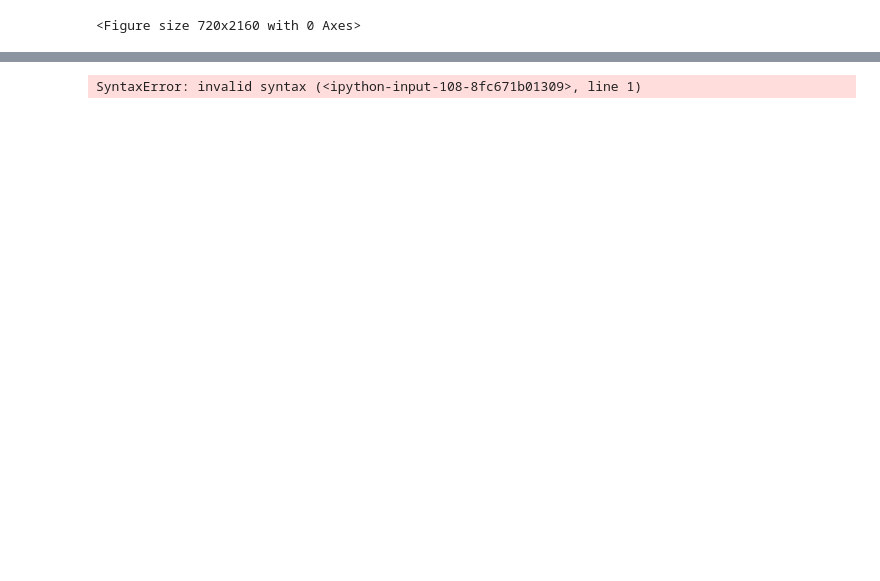
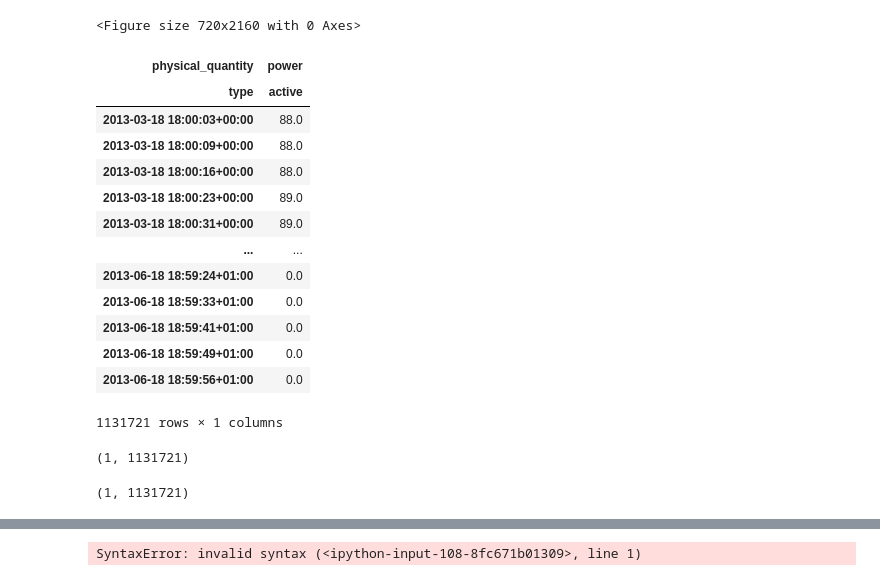
Before and after one commit to jenkoj/ts2img, a Jupyter notebook: generate_dataset.ipynb, the cells around one changed output, grey strips where cells are left out. Drawn from its saved outputs; the diff is of its cells as text; code cells hidden in the pictures; blank space fills up the shorter version.

```diff
--- a/generate_dataset.ipynb
+++ b/generate_dataset.ipynb
@@ -28,2 +29,19 @@ dataset.set_window(start='2013-3-18T1800',end='2013-3-18T1900')
 # %% [output]
 <Figure size 720x2160 with 0 Axes>
+# %%
+df
+# %% [output]
+| physical_quantity | power |
+| type | active |
+| 2013-03-18 18:00:03+00:00 | 88.0 |
+| 2013-03-18 18:00:09+00:00 | 88.0 |
+| 2013-03-18 18:00:16+00:00 | 88.0 |
+| 2013-03-18 18:00:23+00:00 | 89.0 |
+| 2013-03-18 18:00:31+00:00 | 89.0 |
+| ... | ... |
+| 2013-06-18 18:59:24+01:00 | 0.0 |
+| 2013-06-18 18:59:33+01:00 | 0.0 |
+| 2013-06-18 18:59:41+01:00 | 0.0 |
+| 2013-06-18 18:59:49+01:00 | 0.0 |
+| 2013-06-18 18:59:56+01:00 | 0.0 |
+1131721 rows × 1 columns
@@ -29,0 +52,8 @@ dataset.set_window(start='2013-3-18T1800',end='2013-3-18T1900')
+# %%
+ts2.shape
+# %% [output]
+(1, 1131721)
+# %%
+ts.shape
+# %% [output]
+(1, 1131721)
```
Also changed, not shown: parts of 15 cells of this notebook.
